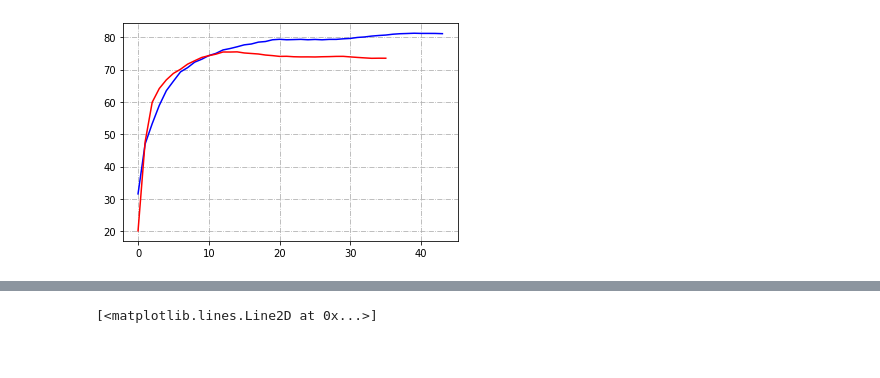
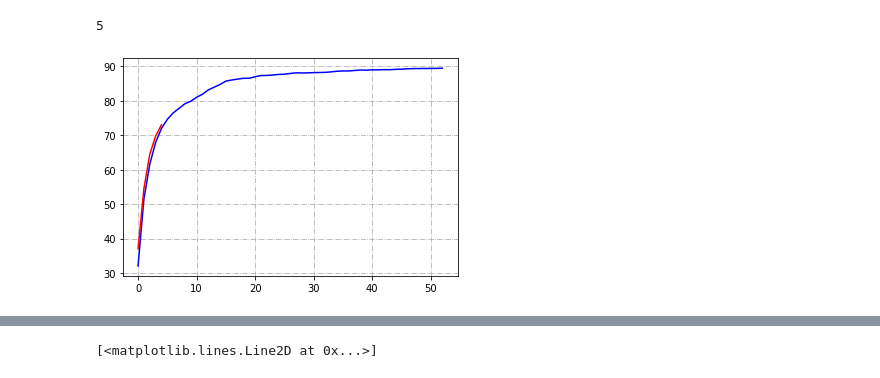
Before and after one commit to Jiachengyou/FatserPS, a Jupyter notebook: vis_log_PS.ipynb, the cells around one changed output, grey strips where cells are left out. Saved outputs shown, nothing was run; the diff lists cells and outputs as text; code cells hidden in the pictures.

```diff
--- a/vis_log_PS.ipynb
+++ b/vis_log_PS.ipynb
@@ -54,6 +81,21 @@ file = 'nohup_yolox_s_PS_wopretrain.out'
 file = 'nohup_yolox_s_PS_wopretrain.out'
 file = 'nohup_yolox_s_PS_reid_woMosaic_total.out'
 file = 'nohup_yolox_s_PS_reid_woMosaic_maxepoch120.out'
+file = 'nohup_yolox_s_PS_reid128_baseline_fpn_update.out'
+file = 'nohup_yolox_s_PS_reid128_baseline_fpn_update_v2.out'
+# file = 'nohup_yolox_s_PS_reid128_baseline_fpn_update_v3_woreid.out'
+file = 'nohup_yolox_s_PS_reid128_baseline_fpn_update_v3_woreid_v3.out'
+file = 'nohup_yolox_s_PS_reid128_baseline_woreid_v2.out'
+file = 'nohup_yolox_s_PS_reid128_baseline_kd_256.out'
+file = 'nohup_yolox_darknet_PS_reid128_baseline_kd_256_hierarchy.out'
+file = 'nohup_yolox_l_PS_reid128_baseline_kd_256_hierarchy.out'
+file = 'nohup_yolox_s_PS_reid128_baseline_kd_256_hierarchy_largeReid.out'
+file = 'nohup_yolox_s_PS_reid128_baseline_kd_256_hierarchy_fpn1024_32.out'
+file = 'nohup_yolox_s_PS_reid128_baseline_kd_256_hierarchy_fpn256_8.out'
+file = 'nohup_yolox_s_PS_reid128_baseline_kd_256_hierarchy_fpn512_16_v2.out'
+
+# file = 'nohup_yolox_s_PS_reid128_baseline_kd_256_hierarchy_decouple_seed2.out'
+# file = 'nohup_yolox_s_PS_reid128_baseline_kd_256_after.out'
 # file = 'nohup_yolox_s_PS_reid_woMosaic.out'
 # file = 'nohup_yolox_s_PS_update.out'
 # file = 'nohup_yolox_s_PS__reid_embedding256.out'
@@ -96,19 +122,23 @@ mAP
+# %%
+len(mAP)
+# %% [output]
+5
 # %%
-x = [i for i in range(len(mAP1))]
-x2 = [i for i in range(len(mAP))]
+x = [i for i in range(len(mAP1))][0:]
+x2 = [i for i in range(len(mAP))][0:]
 # new
 plt.grid(linestyle='-.')
-plt.plot(x, mAP1, 'b')
+plt.plot(x, mAP1[0:], 'b')
 # baseline
-plt.plot(x2, mAP, 'r')
+plt.plot(x2, mAP[0:], 'r')
 plt.show()
 # print('top1')
 # plt.grid(linestyle='-.')
 # plt.plot(x, Top1, 'r')
 # # plt.plot(x, Top11[:len(mAP)], 'b')
 # plt.show()
 # %% [output]
-[figure, old version]
+[figure, new version]
 # %%
 file = 'nohup_yolox_s_PS_wopretrain.out'
 file = 'nohup_yolox_s_PS_wopretrain.out'
```
Also changed, not shown: parts of 5 cells of this notebook, 33 other files.
